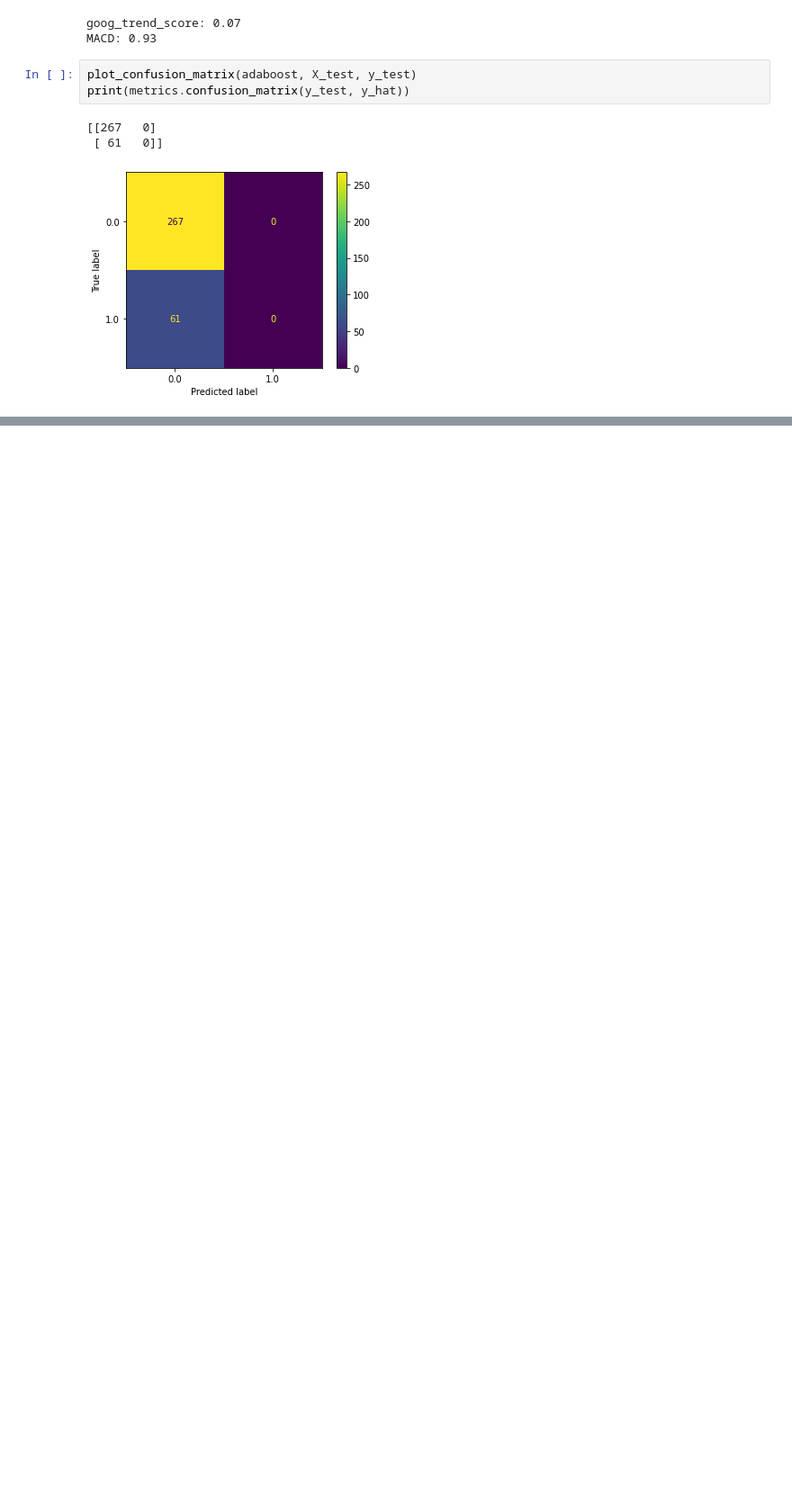
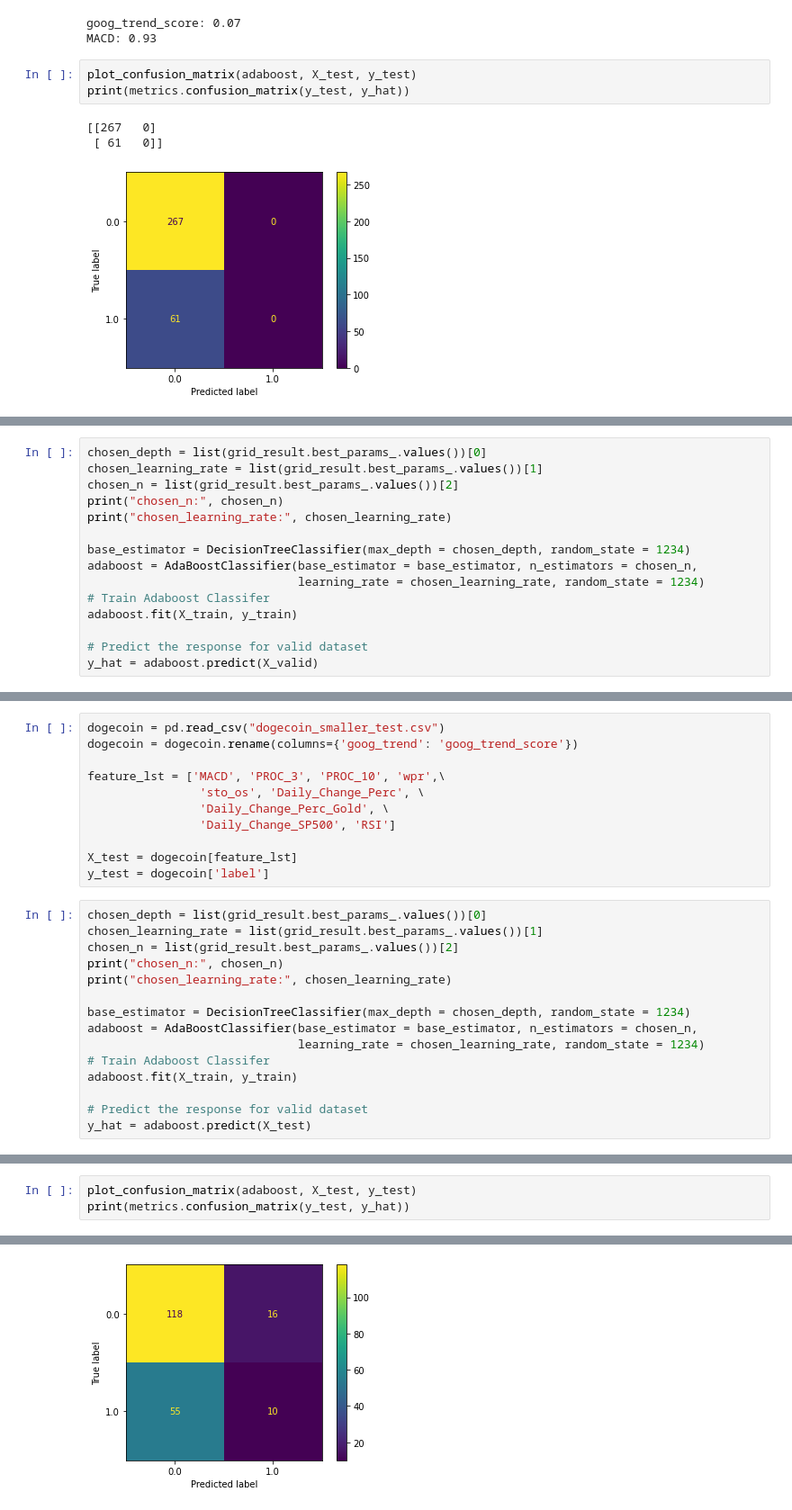
Before and after one commit to irsa-ashraf/Analysis-of-Indicators-on-Cryptocurrency-Prices, a Jupyter notebook: models/adaboost.ipynb, the cells around one changed output, grey strips where cells are left out. Shown: that part at 90% size. Saved outputs shown, nothing was run; the diff lists cells and outputs as text; blank space fills up the shorter version.

```diff
--- a/models/adaboost.ipynb
+++ b/models/adaboost.ipynb
@@ -1111,0 +1331,15 @@ print(metrics.confusion_matrix(y_test, y_hat))
+# %%
+chosen_depth = list(grid_result.best_params_.values())[0]
+chosen_learning_rate = list(grid_result.best_params_.values())[1]
+chosen_n = list(grid_result.best_params_.values())[2]
+print("chosen_n:", chosen_n)
+print("chosen_learning_rate:", chosen_learning_rate)
+
+base_estimator = DecisionTreeClassifier(max_depth = chosen_depth, random_state = 1234)
+adaboost = AdaBoostClassifier(base_estimator = base_estimator, n_estimators = chosen_n,
+                              learning_rate = chosen_learning_rate, random_state = 1234)
+# Train Adaboost Classifer
+adaboost.fit(X_train, y_train)
+
+# Predict the response for valid dataset
+y_hat = adaboost.predict(X_valid)
@@ -1111,0 +1360,26 @@ print(metrics.confusion_matrix(y_test, y_hat))
+# %%
+dogecoin = pd.read_csv("dogecoin_smaller_test.csv")
+dogecoin = dogecoin.rename(columns={'goog_trend': 'goog_trend_score'})
+
+feature_lst = ['MACD', 'PROC_3', 'PROC_10', 'wpr',\
+                'sto_os', 'Daily_Change_Perc', \
+                'Daily_Change_Perc_Gold', \
+                'Daily_Change_SP500', 'RSI']
+
+X_test = dogecoin[feature_lst]
+y_test = dogecoin['label']
+# %%
+chosen_depth = list(grid_result.best_params_.values())[0]
+chosen_learning_rate = list(grid_result.best_params_.values())[1]
+chosen_n = list(grid_result.best_params_.values())[2]
+print("chosen_n:", chosen_n)
+print("chosen_learning_rate:", chosen_learning_rate)
+
+base_estimator = DecisionTreeClassifier(max_depth = chosen_depth, random_state = 1234)
+adaboost = AdaBoostClassifier(base_estimator = base_estimator, n_estimators = chosen_n,
+                              learning_rate = chosen_learning_rate, random_state = 1234)
+# Train Adaboost Classifer
+adaboost.fit(X_train, y_train)
+
+# Predict the response for valid dataset
+y_hat = adaboost.predict(X_test)
@@ -1111,0 +1400,4 @@ print(metrics.confusion_matrix(y_test, y_hat))
+# %%
+plot_confusion_matrix(adaboost, X_test, y_test)
+print(metrics.confusion_matrix(y_test, y_hat))
+# %% [output]
@@ -1111,0 +1407 @@ print(metrics.confusion_matrix(y_test, y_hat))
+[figure, added]
```
Also changed, not shown: parts of 52 cells of this notebook.
